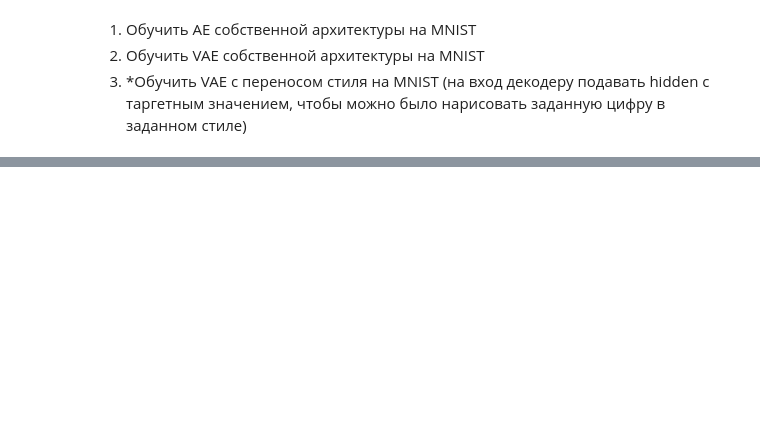
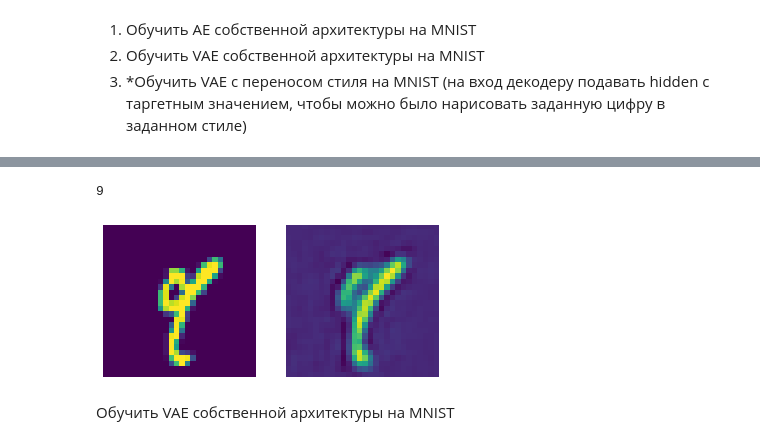
Before and after one commit to MrRifRaf/DS_Sber, a Jupyter notebook: Homework/Task12.ipynb, the cells around one changed output, grey strips where cells are left out. Cells and saved outputs as stored; diff of their text form; code cells hidden in the pictures; blank space fills up the shorter version.

```diff
--- a/Homework/Task12.ipynb
+++ b/Homework/Task12.ipynb
@@ -20,0 +191,7 @@ test_data = datasets.MNIST(root='.', train=False,
+# %%
+# hyperparameters
+INP_CH = 1
+HID_CH = 200
+OUT_CH = 1
+N_EPOCHS = 5
+BATCH_SIZE = 128
@@ -20,0 +226,14 @@ test_data = datasets.MNIST(root='.', train=False,
+# %%
+conv_model = ConvAE(INP_CH, HID_CH, OUT_CH)
+loss_fn = nn.MSELoss()
+conv_optim = Adam(conv_model.parameters())
+test_dataloader = DataLoader(
+    test_data, BATCH_SIZE, shuffle=True, drop_last=True)
+# %%
+for e in range(N_EPOCHS):
+    print(f"Epoch {e+1}\n-------------------------------")
+    train_dataloader = DataLoader(
+        train_data, BATCH_SIZE, shuffle=True, drop_last=True)
+    conv_train(train_dataloader, conv_model, loss_fn, conv_optim)
+    conv_test(test_dataloader, conv_model, loss_fn)
+print('Done!')
@@ -20,0 +258,18 @@ test_data = datasets.MNIST(root='.', train=False,
+# %%
+def conv_check():
+    test_size = test_data.data.size()[0]
+    n = np.random.randint(0, test_size - 1)
+    print(test_data[n][1])
+    fig, axes = plt.subplots(1, 2)
+    axes[0].imshow(test_data.data[n].detach().numpy())
+    axes[0].set_axis_off()
+    axes[1].imshow(conv_model(test_data[n][0].unsqueeze(0)).view(28, 28).detach().numpy())
+    axes[1].set_axis_off()
+    plt.show()
+# %%
+conv_check()
+# %% [output]
+9
+[figure, added]
+# %% [markdown]
+Обучить VAE собственной архитектуры на MNIST
```
Also changed, not shown: parts of 26 cells of this notebook, 1 other file.
